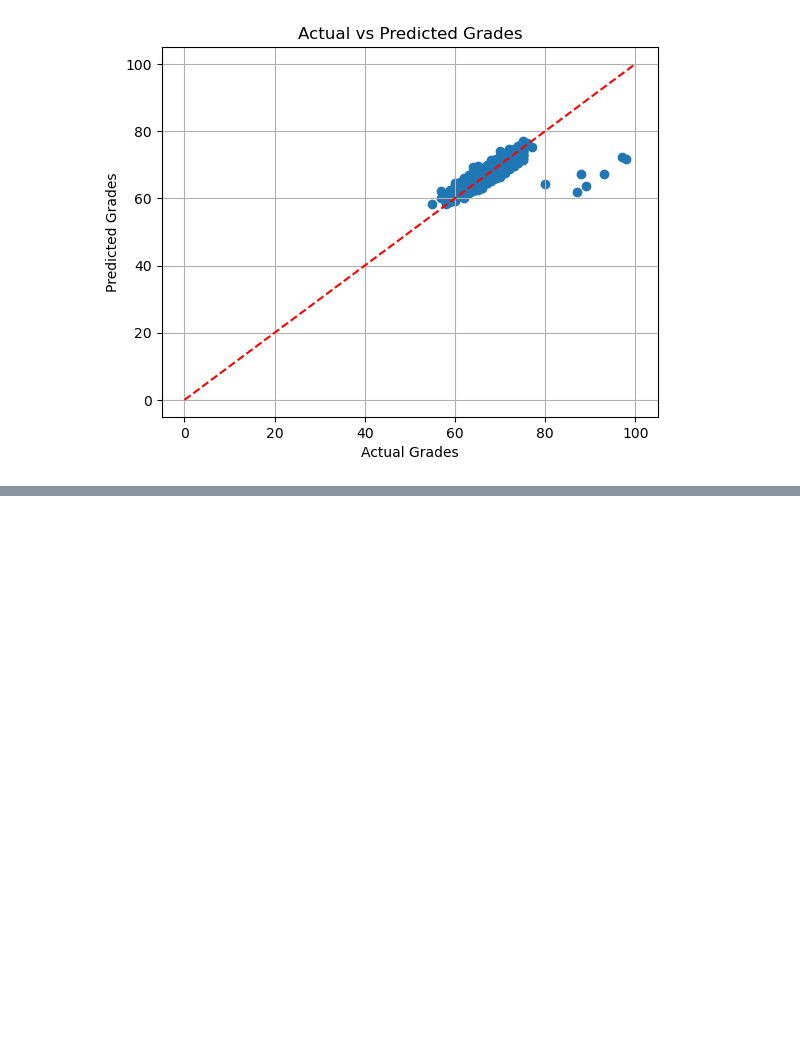
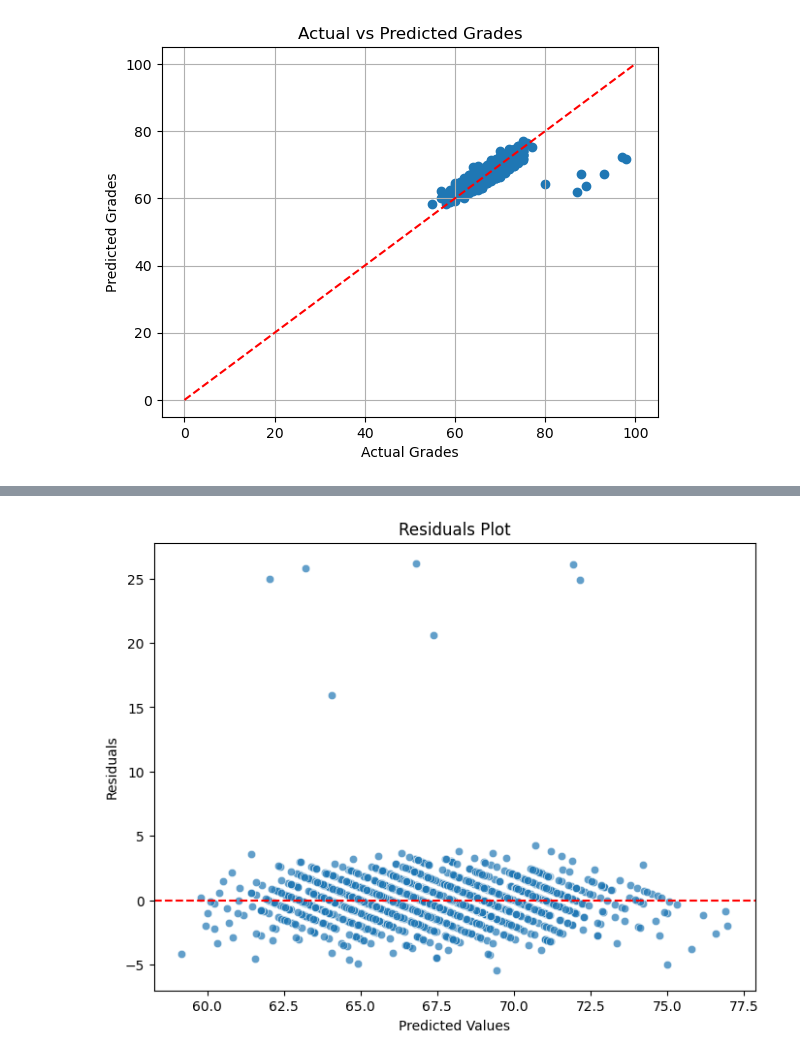
Before and after one commit to cc81972/Predict-a-score, a Jupyter notebook: modelcreation.ipynb, the cells around one changed output, grey strips where cells are left out. Cells and saved outputs as stored; diff of their text form; code cells hidden in the pictures; blank space fills up the shorter version.

```diff
--- a/modelcreation.ipynb
+++ b/modelcreation.ipynb
@@ -132,0 +187,15 @@ Final Test RMSE: 2.2497553162514605
+# %%
+import seaborn as sns
+import numpy as np
+
+residuals = y_test.values.ravel() - y_test_pred
+
+plt.figure(figsize=(8, 6))
+sns.scatterplot(x=y_test_pred, y=residuals, alpha=0.7)
+plt.axhline(0, color='red', linestyle='--')
+plt.xlabel('Predicted Values')
+plt.ylabel('Residuals')
+plt.title('Residuals Plot')
+plt.show()
+# %% [output]
+[figure, added]
```
Also changed, not shown: parts of 4 cells of this notebook.
